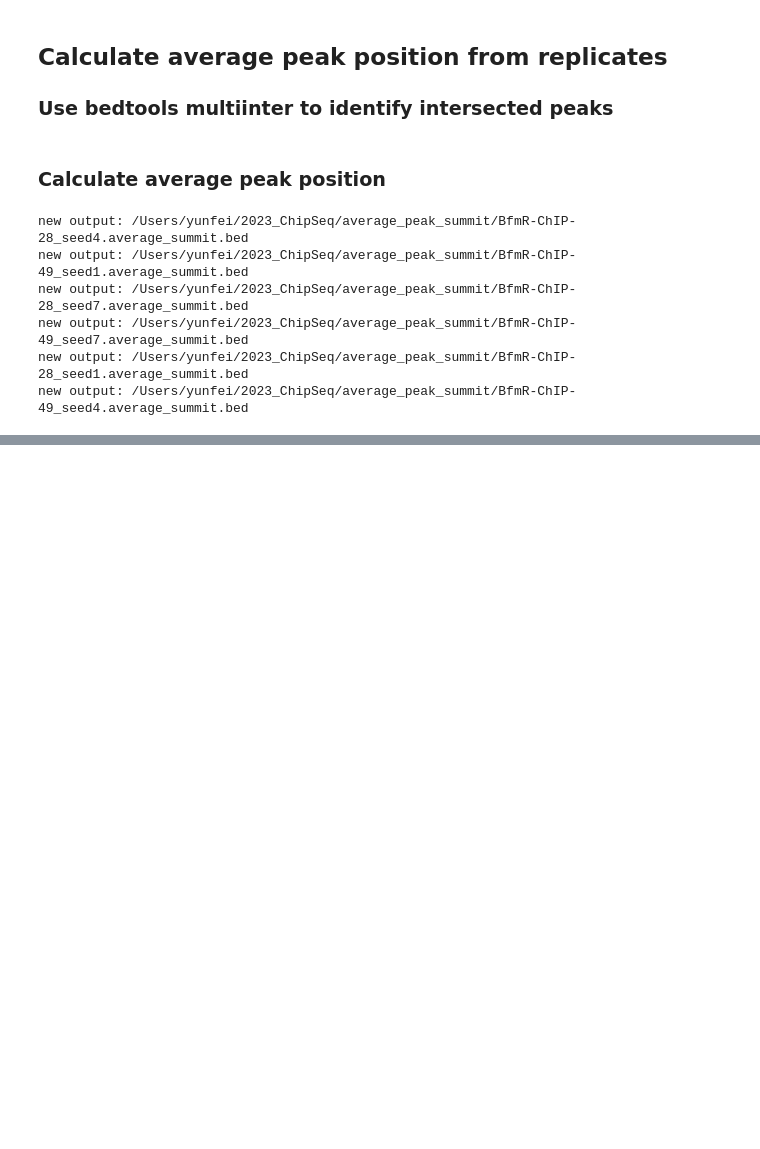
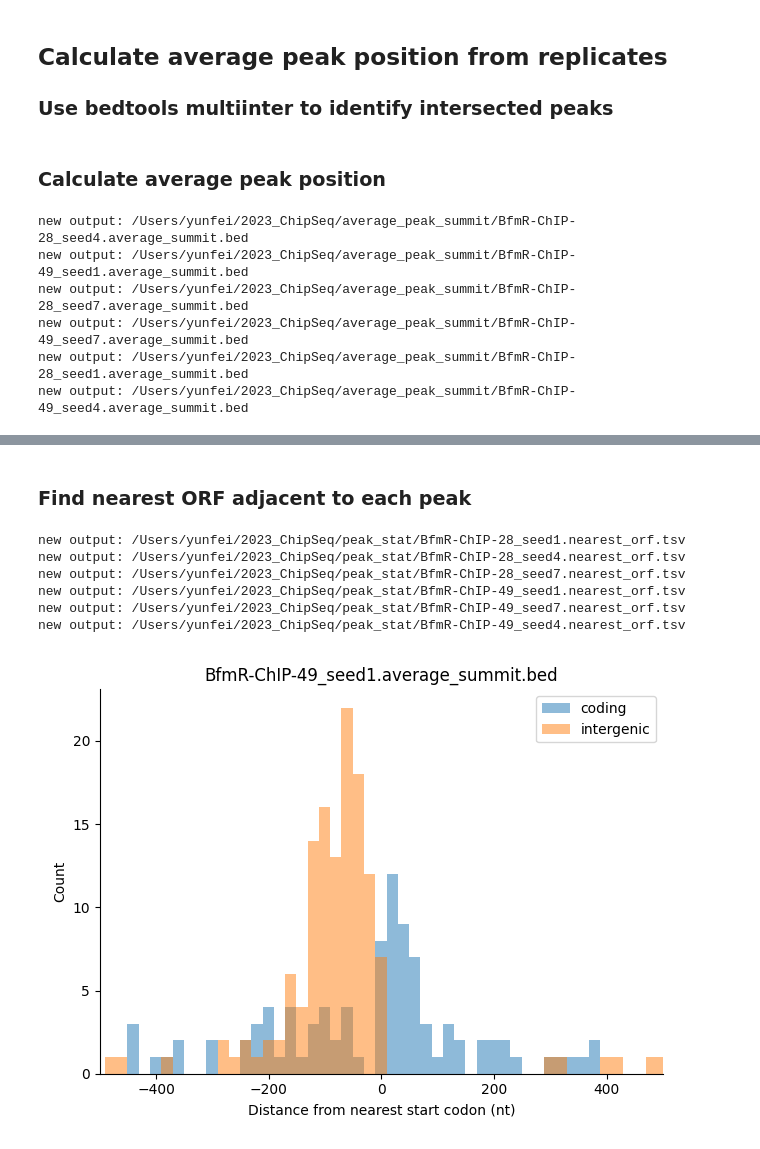
Before and after one commit to tang-amy/GeisingerLab, a Jupyter notebook: 2023ChipSeq/notebooks/summit_stats.ipynb, the cells around one changed output, grey strips where cells are left out. Drawn from its saved outputs; the diff is of its cells as text; code cells hidden in the pictures; blank space fills up the shorter version.

```diff
--- a/2023ChipSeq/notebooks/summit_stats.ipynb
+++ b/2023ChipSeq/notebooks/summit_stats.ipynb
@@ -85,0 +91,35 @@ new output: /Users/yunfei/2023_ChipSeq/average_peak_summit/BfmR-ChIP-49_seed4.av
+# %% [markdown]
+### Find nearest ORF adjacent to each peak
+# %%
+from matplotlib import pyplot as plt
+from Bio import SeqIO
+from scipy.stats import norm
+from bisect import bisect_left
+
+INDIR = "/Users/yunfei/2023_ChipSeq/average_peak_summit"
+ANNOTATION = "/Users/yunfei/2023_ChipSeq/annotations"
+OUTDIR = "/Users/yunfei/2023_ChipSeq/peak_stat"
+SCRIPT = "/Users/yunfei/GeisingerLab/2023ChipSeq/src/distance_to_orf.py"
+
+!mkdir -p $OUTDIR
+
+for file in os.listdir(INDIR):
+    if re.match("^.+" + "average_summit.bed$", file):
+        infile = os.path.join(INDIR, file)
+        outfile = os.path.join(OUTDIR, (file.split('.')[0] + '.nearest_orf.tsv'))
+        plot = os.path.join(OUTDIR, (file.split('.')[0] + '.nearest_orf.tiff'))
+        cmd = "python " + SCRIPT + " " + infile + " " + ANNOTATION + " " + outfile + " " + plot
+        print("new output: " + outfile)
+        os.system(cmd)
+# %% [output]
+new output: /Users/yunfei/2023_ChipSeq/peak_stat/BfmR-ChIP-28_seed1.nearest_orf.tsv
+new output: /Users/yunfei/2023_ChipSeq/peak_stat/BfmR-ChIP-28_seed4.nearest_orf.tsv
+new output: /Users/yunfei/2023_ChipSeq/peak_stat/BfmR-ChIP-28_seed7.nearest_orf.tsv
+new output: /Users/yunfei/2023_ChipSeq/peak_stat/BfmR-ChIP-49_seed1.nearest_orf.tsv
+new output: /Users/yunfei/2023_ChipSeq/peak_stat/BfmR-ChIP-49_seed7.nearest_orf.tsv
+new output: /Users/yunfei/2023_ChipSeq/peak_stat/BfmR-ChIP-49_seed4.nearest_orf.tsv
+# %%
+from PIL import Image
+Image.open("/Users/yunfei/2023_ChipSeq/peak_stat/BfmR-ChIP-49_seed1.nearest_orf.tiff")
+# %% [output]
+[figure, added]
```
Also changed, not shown: parts of 6 cells of this notebook.
